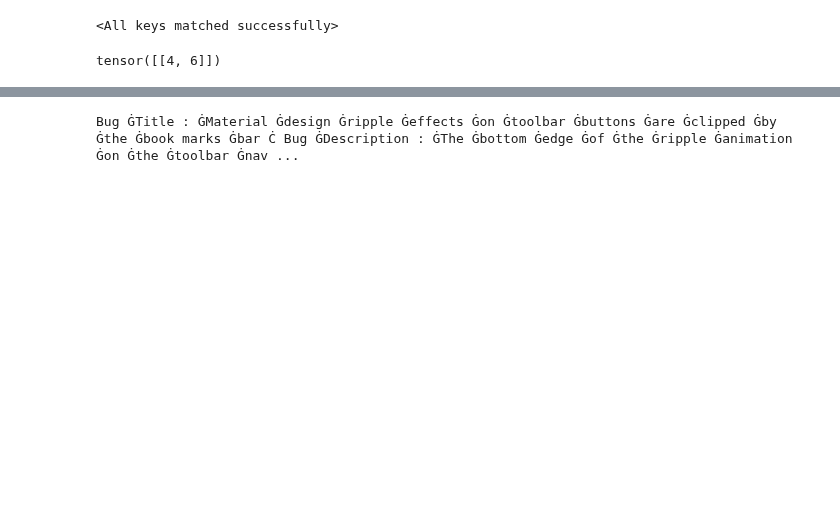
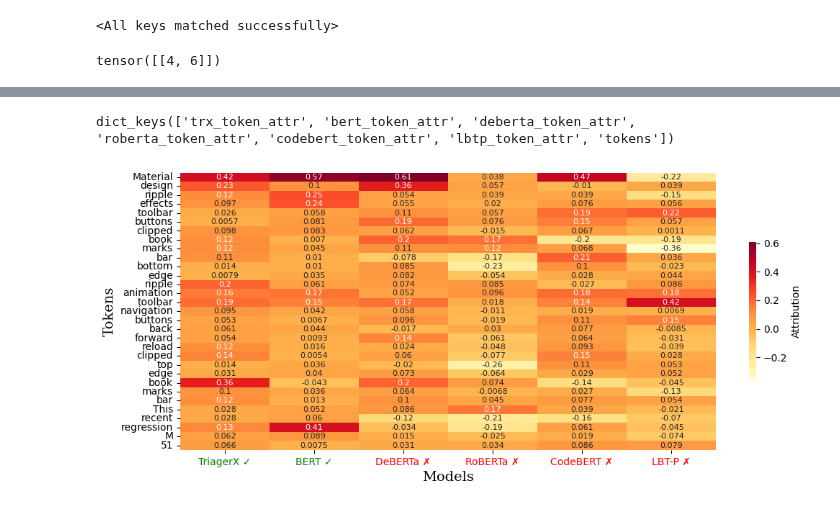
Before and after one commit to afifaniks/triagerX, a Jupyter notebook: notebook/model_interpretation.ipynb, the cells around one changed output, grey strips where cells are left out. Cells and saved outputs as stored; diff of their text form; code cells hidden in the pictures; blank space fills up the shorter version.

Commit message:
dump notebooks

```diff
--- a/notebook/model_interpretation.ipynb
+++ b/notebook/model_interpretation.ipynb
@@ -1249,12 +1201,10 @@ M M M
 # %%
-import json
+# import json
 
-with open("token_attribution.json", "w") as f:
-    json.dump({
-        "trx_token_attr": triagerx_tokens_attr,
-        "lbtp_token_attr": lbtp_tokens_attr,
-        "codebert_token_attr": codebert_tokens_attr,
-        "trx_tokens": triagerx_tokens,
-        "lbtp_tokens": lbtp_tokens,
-        "codebert_tokens": codebert_tokens,
-    }, f)
+# with open("token_attribution.json", "w") as f:
+#     json.dump({
+#         "trx_token_attr": triagerx_tokens_attr,
+#         "lbtp_token_attr": lbtp_tokens_attr,
+#         "bert_token_attr": codebert_tokens_attr,
+#         "tokens": triagerx_tokens,
+#     }, f, indent=2)
@@ -1334,4 +1232,0 @@ NameError: name 'a' is not defined
-# %%
-display(HTML(html_content))
-# %% [output]
-Bug ĠTitle : ĠMaterial Ġdesign Ġripple Ġeffects Ġon Ġtoolbar Ġbuttons Ġare Ġclipped Ġby Ġthe Ġbook marks Ġbar Ċ Bug ĠDescription : ĠThe Ġbottom Ġedge Ġof Ġthe Ġripple Ġanimation Ġon Ġthe Ġtoolbar Ġnav ...
@@ -1337,0 +1270,15 @@ Bug ĠTitle : ĠMaterial Ġdesign Ġripple Ġeffects Ġon Ġtoolbar Ġbuttons Ġ
+# %%
+with open("token_attribution_all.json", "r") as f:
+    json_data = json.load(f)
+# %%
+json_data.keys()
+# %% [output]
+dict_keys(['trx_token_attr', 'bert_token_attr', 'deberta_token_attr', 'roberta_token_attr', 'codebert_token_attr', 'lbtp_token_attr', 'tokens'])
+# %%
+model_labels = ["TriagerX", "BERT", "DeBERTa", "RoBERTa", "CodeBERT", "LBT-P"]
+attributions_data = [json_data[key] for key in list(json_data.keys())[:-1]]
+predictions = [True, True, False, False, False, False]
+# %%
+plot_token_attributions_heatmap(attributions_data, model_labels, json_data["tokens"], predictions)
+# %% [output]
+[figure, added]
```
Also changed, not shown: parts of 22 cells of this notebook, 5 other files.
